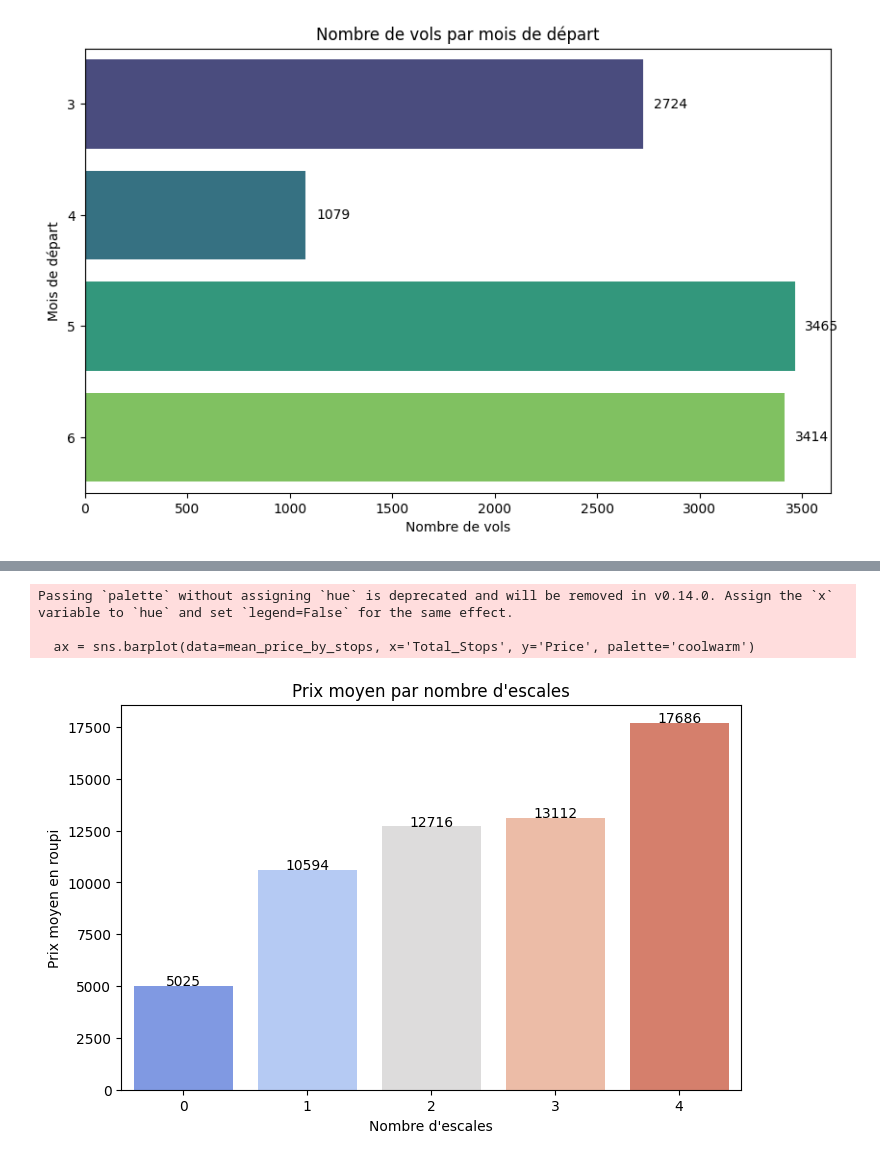
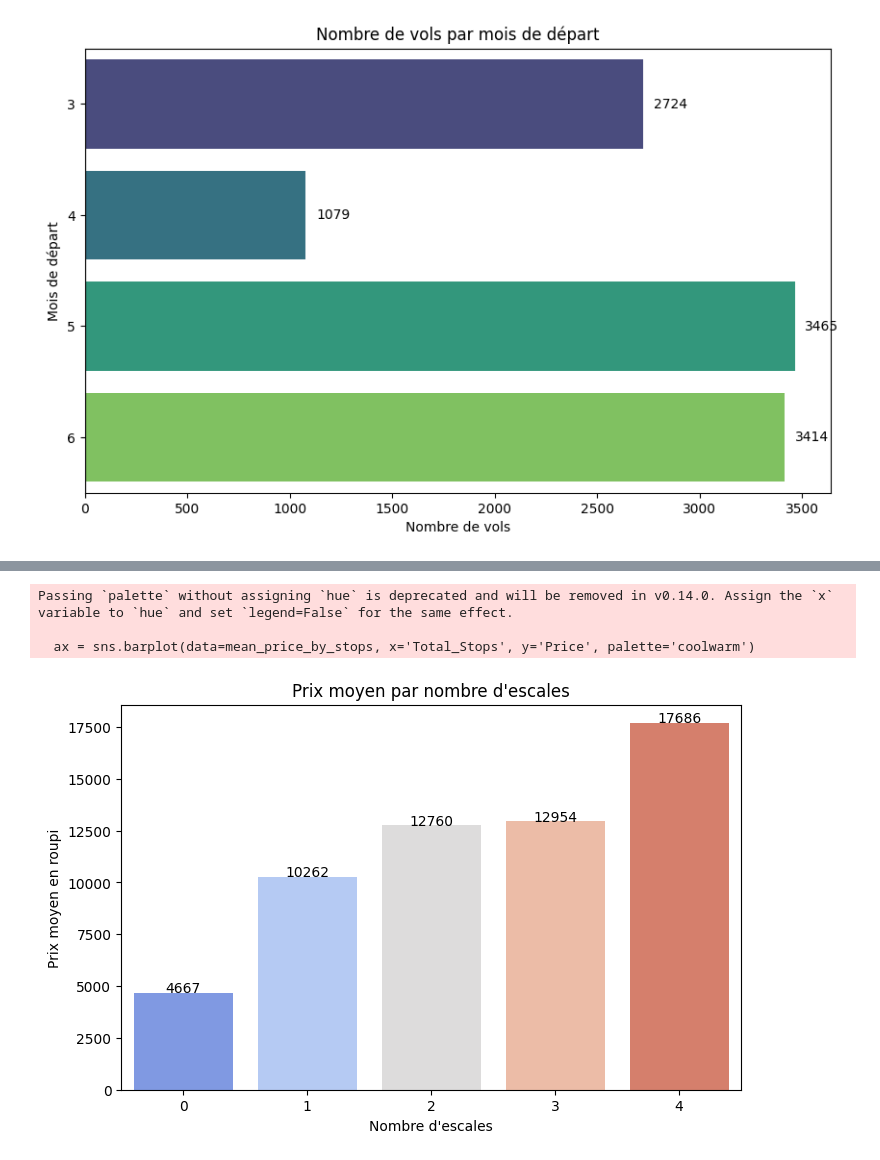
Before and after one commit to IsmaelPami/projet_data_science, a Jupyter notebook: projet.ipynb, the cells around one changed output, grey strips where cells are left out. Saved outputs shown, nothing was run; the diff lists cells and outputs as text; code cells hidden in the pictures.

Commit message:
visualisation + commentaires complété

```diff
--- a/projet.ipynb
+++ b/projet.ipynb
@@ -530,17 +506,19 @@ mean_price_by_stops
 # %%
+#visualisation du prix par nombre d'escale
 plt.figure(figsize=(8,5))
-ax = sns.barplot(data=mean_price_by_stops, x='Total_Stops', y='Price', palette='coolwarm')
+median_price_by_stops = data_Train.groupby('Total_Stops')['Price'].median().reset_index()
+ax = sns.barplot(data=median_price_by_stops, x='Total_Stops', y='Price', palette='coolwarm')
 
-# Ajouter les valeurs
-for i, value in enumerate(mean_price_by_stops['Price']):
+# Ajout des valeurs sur le graphes
+for i, value in enumerate(median_price_by_stops['Price']):
     ax.text(i, value + 10, f'{value:.0f}', ha='center')
 
 plt.xlabel('Nombre d\'escales')
 plt.ylabel('Prix moyen en roupi')
 plt.title('Prix moyen par nombre d\'escales')
 plt.show()
 # %% [output]
 Passing `palette` without assigning `hue` is deprecated and will be removed in v0.14.0. Assign the `x` variable to `hue` and set `legend=False` for the same effect.
 
   ax = sns.barplot(data=mean_price_by_stops, x='Total_Stops', y='Price', palette='coolwarm')
-[figure, old version]
+[figure, new version]
```
Also changed, not shown: parts of 19 cells of this notebook.
